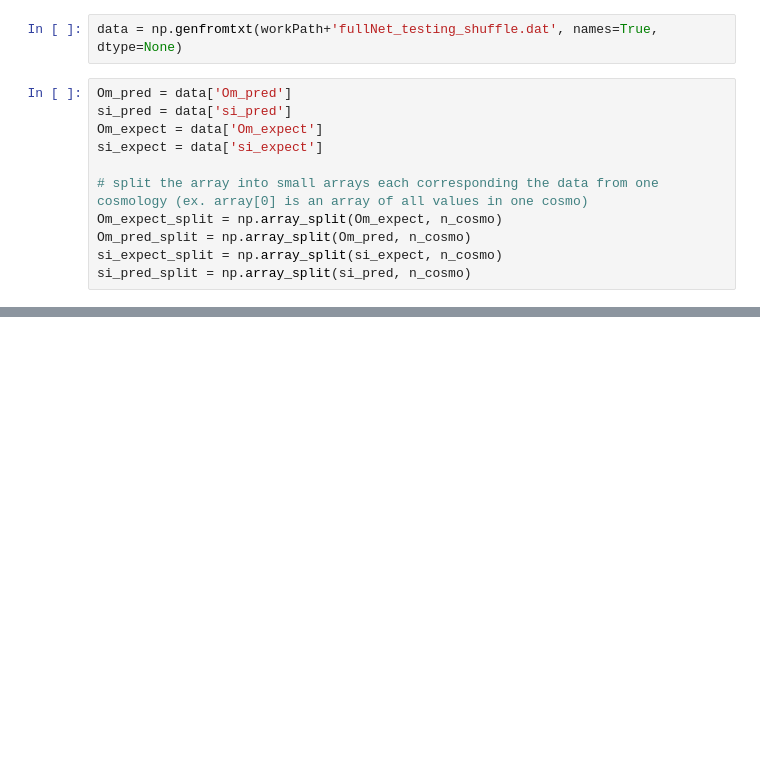
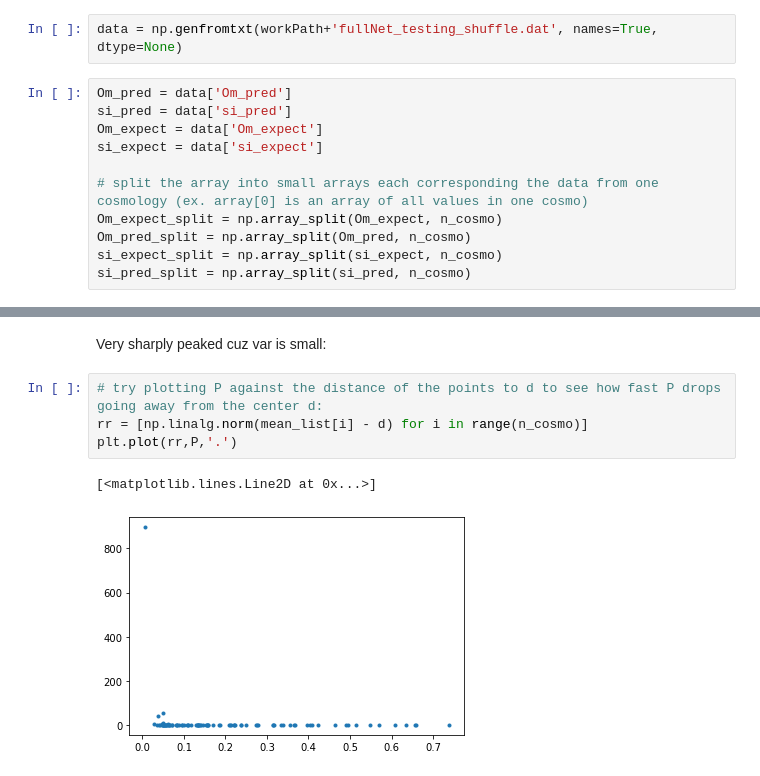
Before and after one commit to tianliwng/CNN-plus-weak-lensing, a Jupyter notebook: likelihood_CNN.ipynb, the cells around one changed output, grey strips where cells are left out. Drawn from its saved outputs; the diff is of its cells as text; blank space fills up the shorter version.

```diff
--- a/likelihood_CNN.ipynb
+++ b/likelihood_CNN.ipynb
@@ -32,0 +73,9 @@ array([[ 4.83841109e-05, -6.60729619e-05],
+# %% [markdown]
+Very sharply peaked cuz var is small:
+# %%
+# try plotting P against the distance of the points to d to see how fast P drops going away from the center d:
+rr = [np.linalg.norm(mean_list[i] - d) for i in range(n_cosmo)]
+plt.plot(rr,P,'.')
+# %% [output]
+[<matplotlib.lines.Line2D at 0x...>]
+[figure, added]
```
Also changed, not shown: parts of 8 cells of this notebook.
